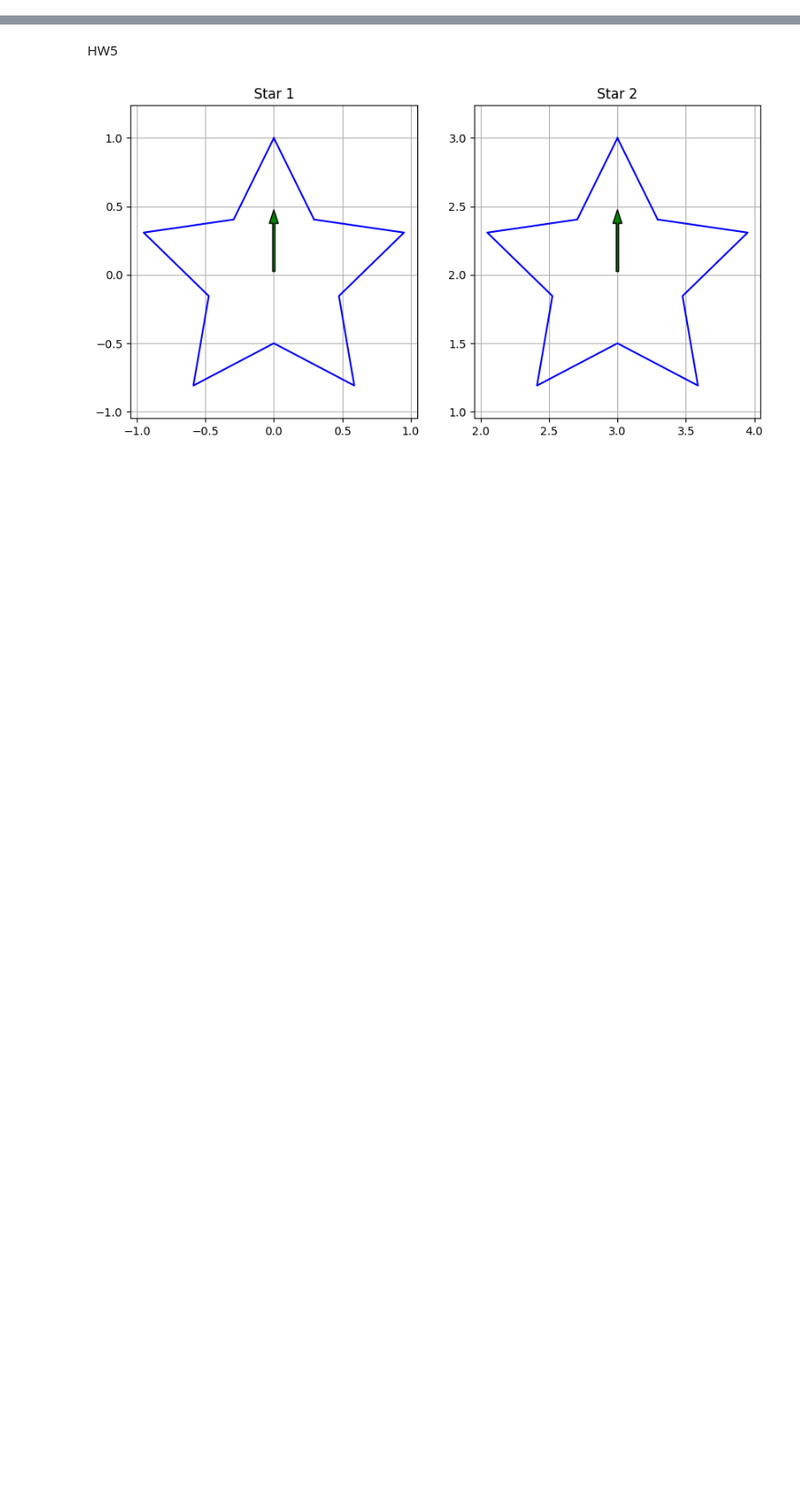
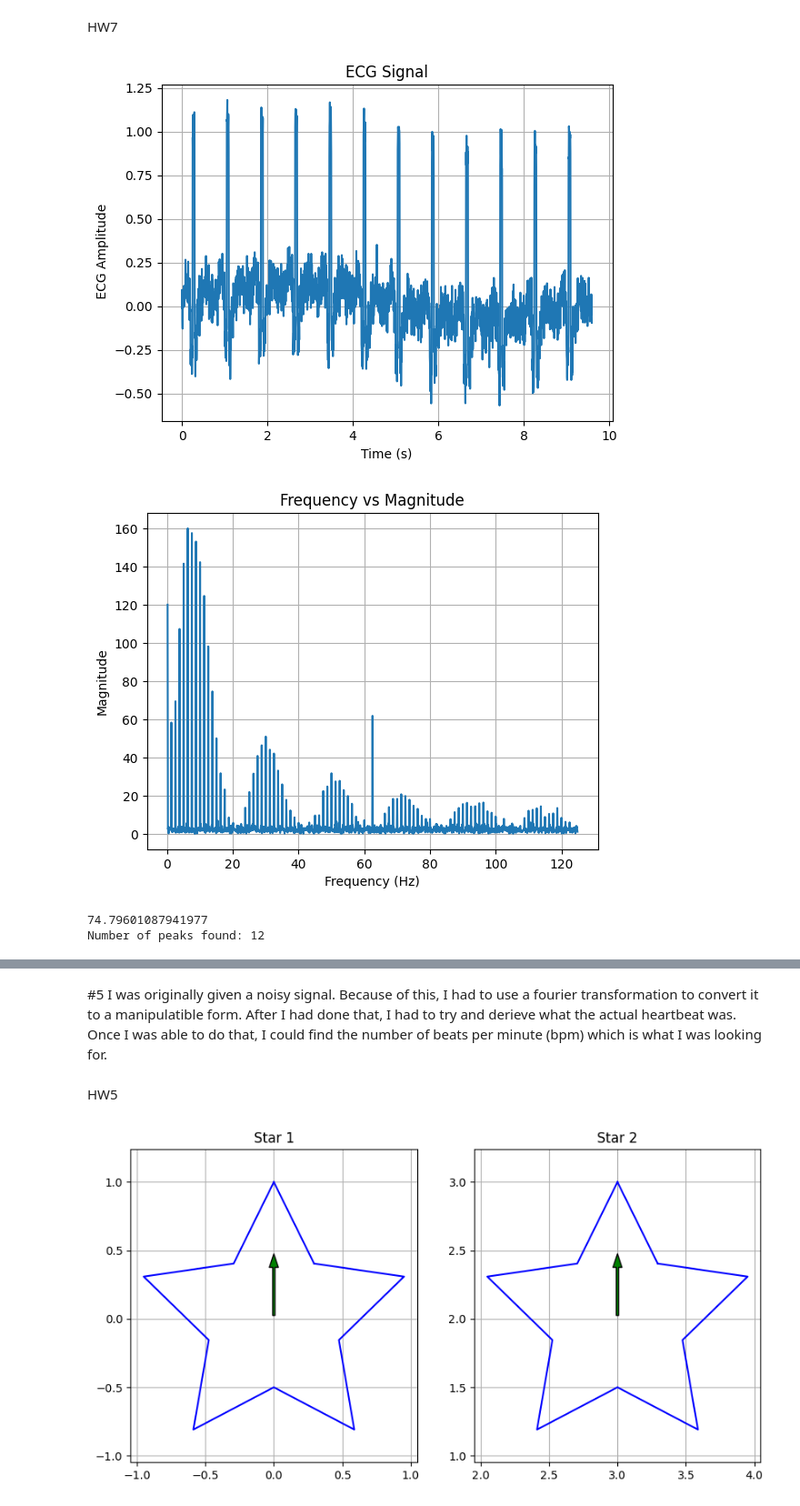
Before and after one commit to Cooper1217/BME3053C-Spring-2025, a Jupyter notebook: HW/All_HWs.ipynb, the cells around one changed output, grey strips where cells are left out. Shown at 91% size. Saved outputs shown, nothing was run; the diff lists cells and outputs as text; code cells hidden in the pictures; blank space fills up the shorter version.

```diff
--- a/HW/All_HWs.ipynb
+++ b/HW/All_HWs.ipynb
@@ -14,3 +14,5 @@
 
 
 [![Open In Colab](https://colab.research.google.com/assets/colab-badge.svg)](https://colab.research.google.com/github/uf-bme/bme3053c/blob/main/lessons/01_welcome_bme3053c.ipynb)
+# %% [markdown]
+HW7
@@ -16,0 +123,59 @@
+# %%
+#1
+time = np.arange(len(ecg_data))/250
+plt.plot(time, ecg_data)
+plt.xlabel('Time (s)')
+plt.ylabel(' ECG Amplitude')
+plt.title('ECG Signal')
+plt.grid(True)
+plt.show()
+
+#2
+length_of_data = len(ecg_data)
+frequency = np.fft.fftfreq(length_of_data, 1/250)
+magnitude = np.abs(fft(ecg_data))
+positive_spots = []
+i = 0
+for spot in frequency:
+  if spot > 0:
+    positive_spots.append(i)
+  i += 1
+plt.plot(frequency[positive_spots], magnitude[positive_spots])
+plt.xlabel('Frequency (Hz)')
+plt.ylabel('Magnitude')
+plt.title('Frequency vs Magnitude')
+plt.grid(True)
+plt.show()
+
+#3
+new_data = fft(ecg_data)
+new_2_data = []
+i = 0
+for spot in frequency:
+  if (abs(spot) >= 0.5) & (abs(spot) <= 40):
+    new_2_data.append(new_data[i])
+  else:
+    new_2_data.append(0)
+  i += 1
+new_ecg = np.real(ifft(new_2_data))
+plt.plot(time, new_ecg)
+plt.xlabel('Time (s)')
+plt.ylabel('ECG Amplitude')
+plt.title('Filtered ECG Signal')
+plt.grid(True)
+
+#4
+
+peaks, _ = find_peaks(new_ecg, distance = 0.4 * 250, height = 0.5)
+
+times_of_peaks = peaks / 250
+interval = np.diff(times_of_peaks)
+average_interval = np.mean(interval)
+bpm = 60/average_interval
+print(bpm)
+print("Number of peaks found:", len(peaks))
+# %% [output]
+[figure, added]
+[figure, added]
+74.79601087941977
+Number of peaks found: 12
@@ -17,3 +183,6 @@
+# %% [markdown]
+#5
+I was originally given a noisy signal. Because of this, I had to use a fourier transformation to convert it to a manipulatible form. After I had done that, I had to try and derieve what the actual heartbeat was. Once I was able to do that, I could find the number of beats per minute (bpm) which is what I was looking for.
 # %% [markdown]
 HW5
 # %%
```
Also changed, not shown: parts of 3 cells of this notebook.
